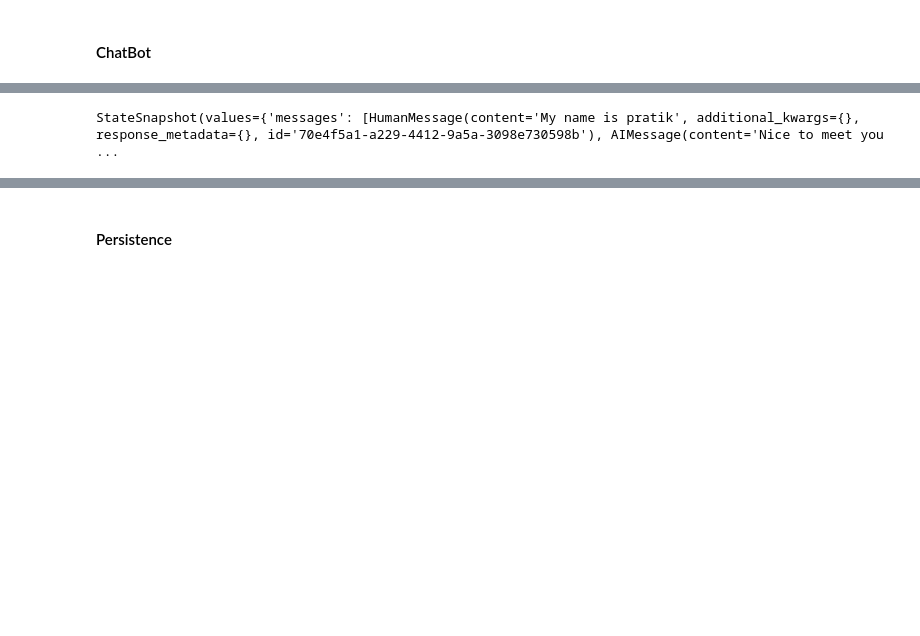
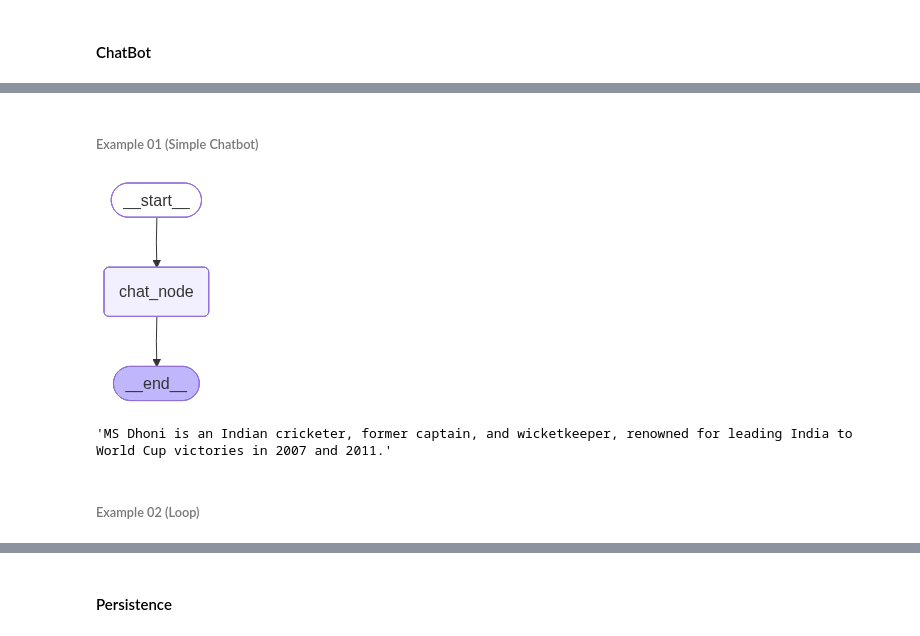
Before and after one commit to memorybyte/langgraph, a Jupyter notebook: workflow.ipynb, the cells around one changed output, grey strips where cells are left out. Cells and saved outputs as stored; diff of their text form; code cells hidden in the pictures; blank space fills up the shorter version.

Commit message:
Update chatbot.

```diff
--- a/workflow.ipynb
+++ b/workflow.ipynb
@@ -1003,13 +942,0 @@ workflow.invoke(initial_state)
-# %%
-while True:
-    user_message = input('What is on your mind: ')
-    print(f'User: {user_message}')
-
-    if user_message.strip().lower() in ['exit', 'quit', 'bye']:
-        break
-
-    response = workflow.invoke({
-        'messages': [HumanMessage(content=user_message)]
-    })
-
-    print(f'AI: {response['messages'][-1].content}')
@@ -1101,4 +943,2 @@ User: exit
-# %%
-workflow.get_state(config=config)
-# %% [output]
-StateSnapshot(values={'messages': [HumanMessage(content='My name is pratik', additional_kwargs={}, response_metadata={}, id='70e4f5a1-a229-4412-9a5a-3098e730598b'), AIMessage(content='Nice to meet you ...
+# %% [markdown]
+###### Example 01 (Simple Chatbot)
@@ -1104,0 +962,30 @@ StateSnapshot(values={'messages': [HumanMessage(content='My name is pratik', add
+# %%
+# Create state
+class ChatState(TypedDict):
+    messages: Annotated[list[BaseMessage], operator.add]
+    # use add_messages instead og operator.add
+    # It is optimized for BaseMessage
+# %%
+# Node functions
+
+def chat_node(state: ChatState) -> ChatState:
+    messages = state['messages']
+
+    response = model.invoke(messages)
+    return {'messages': [response]}
+# %%
+# Create graph, add node, add edge
+graph = StateGraph(ChatState)
+
+# Add node
+graph.add_node('chat_node', chat_node)
+
+# Add edge
+graph.add_edge(START, 'chat_node')
+graph.add_edge('chat_node', END)
+
+# Compile
+chatbot = graph.compile()
+chatbot
+# %% [output]
+[figure, added]
@@ -1104,0 +1000,6 @@ StateSnapshot(values={'messages': [HumanMessage(content='My name is pratik', add
+# %%
+final_state['messages'][1].content
+# %% [output]
+'MS Dhoni is an Indian cricketer, former captain, and wicketkeeper, renowned for leading India to World Cup victories in 2007 and 2011.'
+# %% [markdown]
+###### Example 02 (Loop)
```
Also changed, not shown: parts of 35 cells of this notebook.
